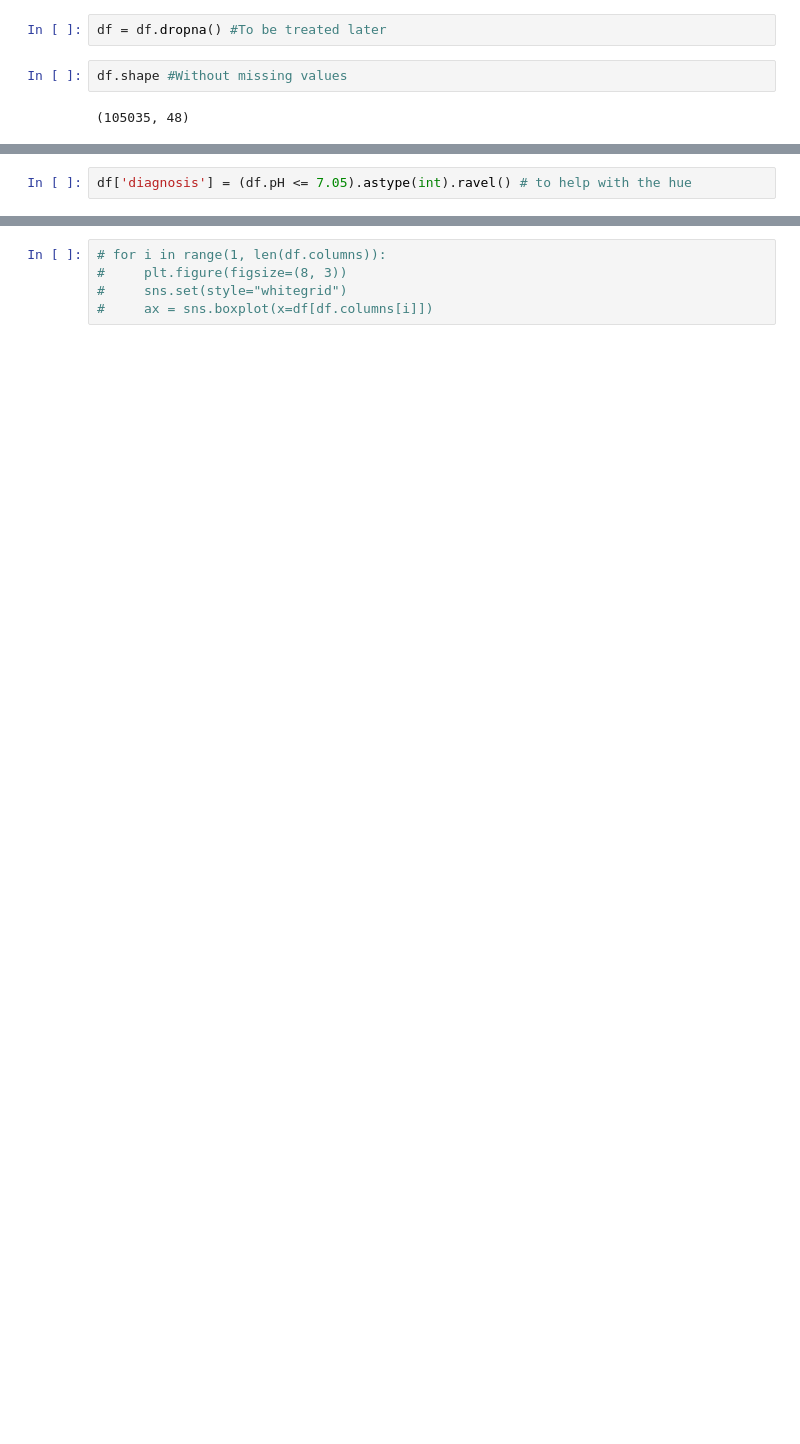
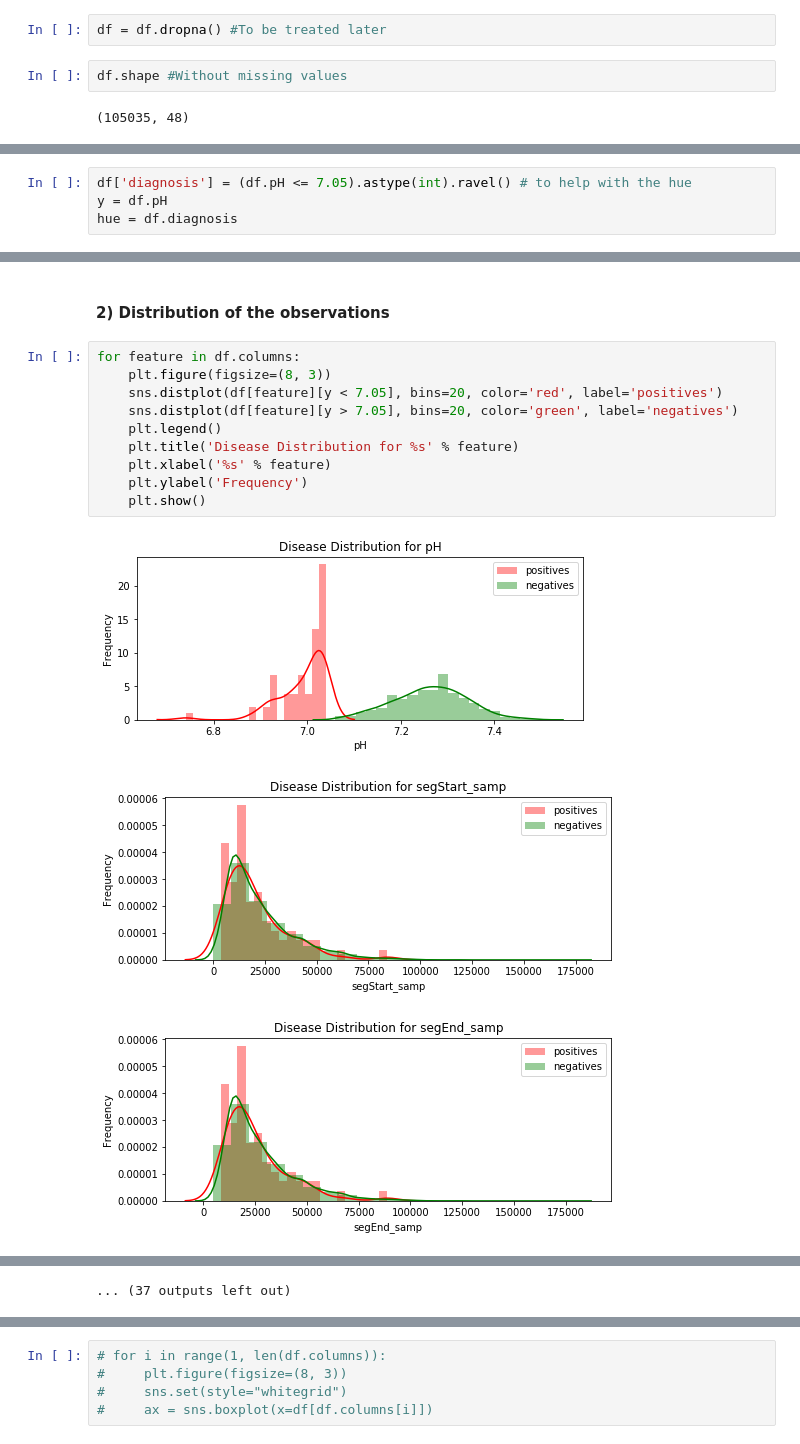
Before and after one commit to safwatmohamed/mythesis, a Jupyter notebook: initialAnalysis.ipynb, the cells around one changed output, grey strips where cells are left out. Drawn from its saved outputs; the diff is of its cells as text; blank space fills up the shorter version.

```diff
--- a/initialAnalysis.ipynb
+++ b/initialAnalysis.ipynb
@@ -76,3 +167,5 @@ df = df.loc[ind, :]
 # %%
 df['diagnosis'] = (df.pH <= 7.05).astype(int).ravel() # to help with the hue
+y = df.pH
+hue = df.diagnosis
 # %%
@@ -81,3 +175,19 @@ df['diagnosis'] = (df.pH <= 7.05).astype(int).ravel() # to help with the hue
 # for i in range(len(df.columns)):
 #     plt.figure(figsize=(8, 3))
 #     fig = sns.scatterplot(x=df[df.columns[i]], y=y, data=df, hue=hue)
+# %% [markdown]
+#### 2) Distribution  of the observations
+# %%
+for feature in df.columns:
+    plt.figure(figsize=(8, 3))
+    sns.distplot(df[feature][y < 7.05], bins=20, color='red', label='positives')
+    sns.distplot(df[feature][y > 7.05], bins=20, color='green', label='negatives')
+    plt.legend()
+    plt.title('Disease Distribution for %s' % feature)
+    plt.xlabel('%s' % feature)
+    plt.ylabel('Frequency')
+    plt.show()
+# %% [output]
+[figure, added]
+[figure, added]
+[figure, added]
@@ -84 +203,2 @@ df['diagnosis'] = (df.pH <= 7.05).astype(int).ravel() # to help with the hue
+... (37 outputs left out)
 # %% [markdown]
```
Also changed, not shown: parts of 32 cells of this notebook.
